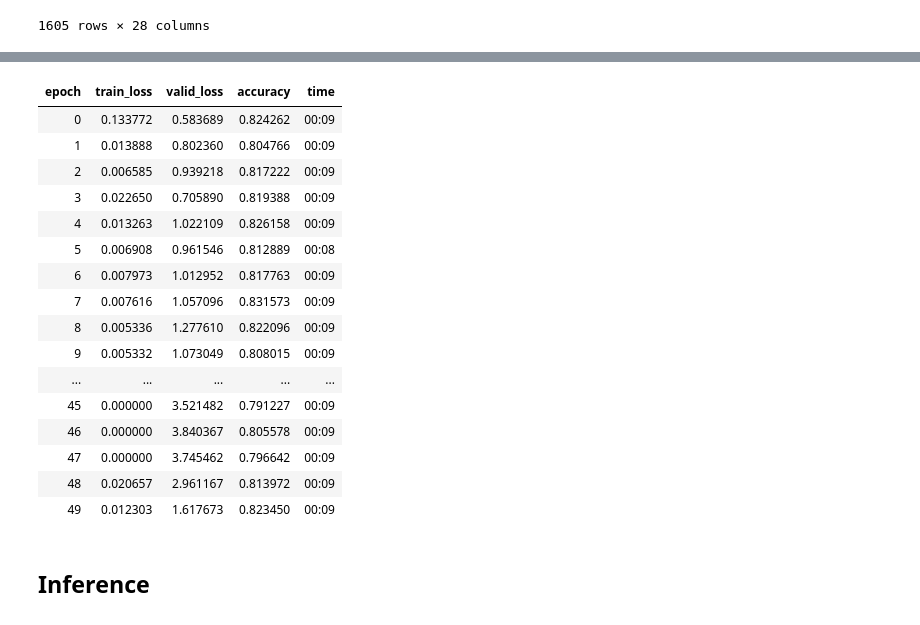
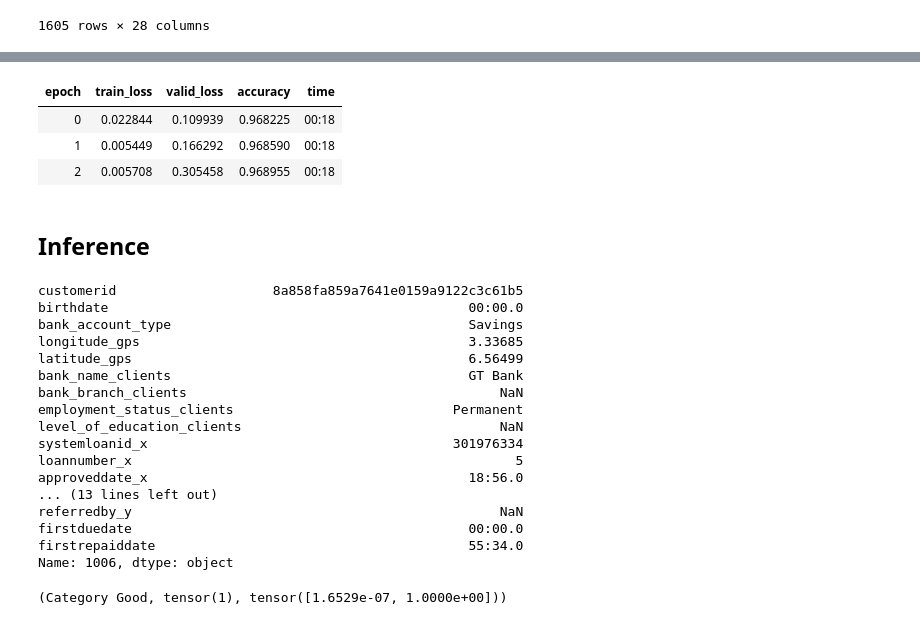
Before and after one commit to KenyanGeek/Predicting-Loan-Default, a Jupyter notebook: Predicting_Loan_Default_for_Zindi_Using_Fast_ai.ipynb, the cells around one changed output, grey strips where cells are left out. Drawn from its saved outputs; the diff is of its cells as text; code cells hidden in the pictures.

Commit message:
Accuracy upped to 96%

```diff
--- a/Predicting_Loan_Default_for_Zindi_Using_Fast_ai.ipynb
+++ b/Predicting_Loan_Default_for_Zindi_Using_Fast_ai.ipynb
@@ -42,8 +42,8 @@ df_train
 13693 rows × 30 columns
 # %%
 dep_var = 'good_bad_flag'
-cat_names = ['birthdate','customerid', 'bank_account_type','bank_name_clients','bank_branch_clients','employment_status_clients','level_of_education_clients','systemloanid_x','loannumber_x','termdays_x','referredby_x','loannumber_y','termdays_y','referredby_y','approveddate_x','creationdate_x','creationdate_y','closeddate','firstduedate','firstrepaiddate']
-cont_names = ['longitude_gps','latitude_gps','loanamount_x','totaldue_x','loanamount_y','totaldue_y']
+cat_names = ['birthdate','customerid','longitude_gps','latitude_gps','bank_account_type','bank_name_clients','bank_branch_clients','employment_status_clients','level_of_education_clients','systemloanid_x','loannumber_x','termdays_x','referredby_x','loannumber_y','termdays_y','referredby_y','approveddate_x','creationdate_x','creationdate_y','closeddate','firstduedate','firstrepaiddate']
+cont_names = ['loanamount_x','totaldue_x','loanamount_y','totaldue_y']
 procs = [FillMissing, Categorify, Normalize]
 # %%
 from google.colab import files
@@ -79,7 +79,7 @@ df_test
 1605 rows × 28 columns
 # %%
 data = (TabularList.from_df(df_train, cat_names=cat_names, cont_names=cont_names, procs=procs)
-                           .split_by_idx(list(range(10000,13693)))
+                           .split_by_rand_pct(0.2)
                            .label_from_df(cols=dep_var)
                            .databunch())
 # %%
@@ -99,26 +99,37 @@ data.show_batch(rows=10)
 # %%
-learn = tabular_learner(data, layers=[400,200], metrics=accuracy)
+learn = tabular_learner(data, layers=[1000,500], metrics=accuracy)
 # %%
-learn.fit(50, 1e-3)
+learn.fit(3, 1e-2)
 # %% [output]
 | epoch | train_loss | valid_loss | accuracy | time |
-| 0 | 0.133772 | 0.583689 | 0.824262 | 00:09 |
-| 1 | 0.013888 | 0.802360 | 0.804766 | 00:09 |
-| 2 | 0.006585 | 0.939218 | 0.817222 | 00:09 |
-| 3 | 0.022650 | 0.705890 | 0.819388 | 00:09 |
-| 4 | 0.013263 | 1.022109 | 0.826158 | 00:09 |
-| 5 | 0.006908 | 0.961546 | 0.812889 | 00:08 |
-| 6 | 0.007973 | 1.012952 | 0.817763 | 00:09 |
-| 7 | 0.007616 | 1.057096 | 0.831573 | 00:09 |
-| 8 | 0.005336 | 1.277610 | 0.822096 | 00:09 |
-| 9 | 0.005332 | 1.073049 | 0.808015 | 00:09 |
-| ... | ... | ... | ... | ... |
-| 45 | 0.000000 | 3.521482 | 0.791227 | 00:09 |
-| 46 | 0.000000 | 3.840367 | 0.805578 | 00:09 |
-| 47 | 0.000000 | 3.745462 | 0.796642 | 00:09 |
-| 48 | 0.020657 | 2.961167 | 0.813972 | 00:09 |
-| 49 | 0.012303 | 1.617673 | 0.823450 | 00:09 |
+| 0 | 0.022844 | 0.109939 | 0.968225 | 00:18 |
+| 1 | 0.005449 | 0.166292 | 0.968590 | 00:18 |
+| 2 | 0.005708 | 0.305458 | 0.968955 | 00:18 |
 # %% [markdown]
 ## Inference
+# %%
+df_test.iloc[1006]
+# %% [output]
+customerid                    8a858fa859a7641e0159a9122c3c61b5
+birthdate                                              00:00.0
+bank_account_type                                      Savings
+longitude_gps                                          3.33685
+latitude_gps                                           6.56499
+bank_name_clients                                      GT Bank
+bank_branch_clients                                        NaN
+employment_status_clients                            Permanent
+level_of_education_clients                                 NaN
+systemloanid_x                                       301976334
+loannumber_x                                                 5
+approveddate_x                                         18:56.0
+... (13 lines left out)
+referredby_y                                               NaN
+firstduedate                                           00:00.0
+firstrepaiddate                                        55:34.0
+Name: 1006, dtype: object
 # %%
-row = df_test.iloc[1060]
+row = df_test.iloc[1006]
+
+learn.predict(row)
+# %% [output]
+(Category Good, tensor(1), tensor([1.6529e-07, 1.0000e+00]))
```
Also changed, not shown: parts of 4 cells of this notebook.
